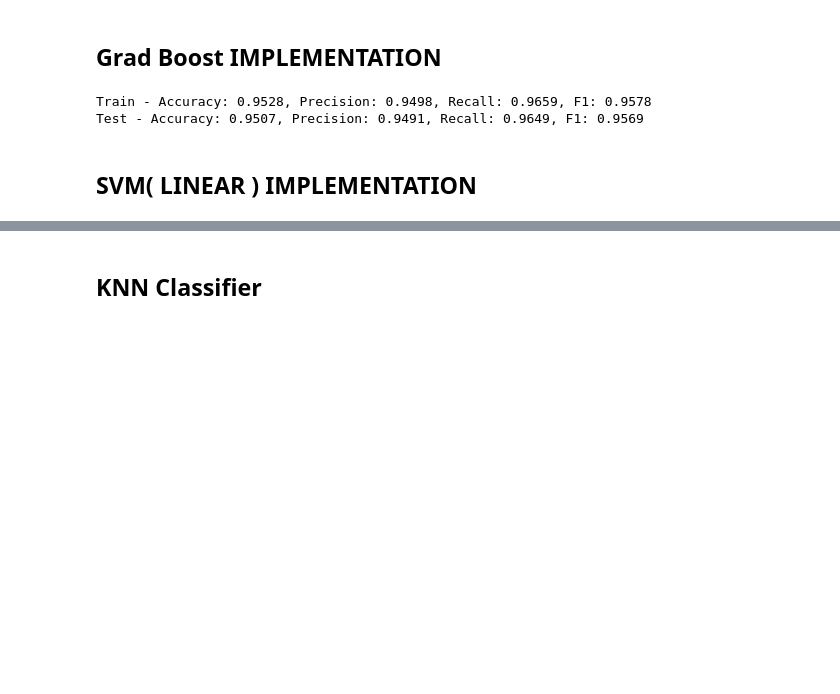
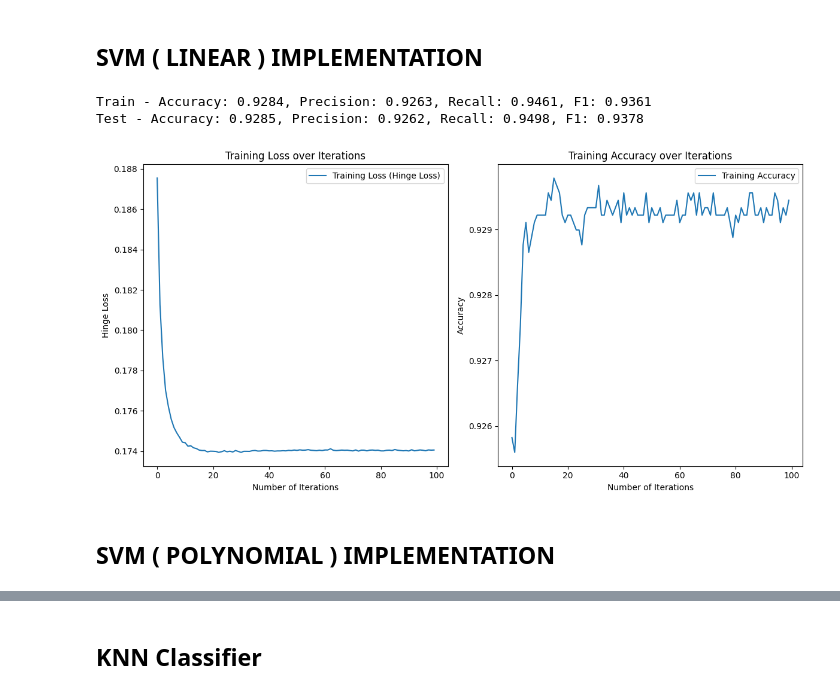
Before and after one commit to as-aravinthakshan/phishing-classifier-models, a Jupyter notebook: Research_Final.ipynb, the cells around one changed output, grey strips where cells are left out. Saved outputs shown, nothing was run; the diff lists cells and outputs as text; code cells hidden in the pictures; blank space fills up the shorter version.

```diff
--- a/Research_Final.ipynb
+++ b/Research_Final.ipynb
@@ -1,11 +118,13 @@
 # %% [markdown]
-## Grad Boost IMPLEMENTATION
+## SVM ( LINEAR ) IMPLEMENTATION
 # %%
-from sklearn.model_selection import train_test_split
 from sklearn.preprocessing import StandardScaler
-from sklearn.ensemble import GradientBoostingClassifier
+from sklearn.svm import SVC
 from sklearn.metrics import precision_score, recall_score, f1_score, accuracy_score
 import pandas as pd
+import matplotlib.pyplot as plt
+from sklearn.metrics import hinge_loss
+from sklearn.linear_model import SGDClassifier
 
 # Load the dataset
 dataset = pd.read_csv('dataset.csv')
@@ -21,37 +140,73 @@ X = dataset.drop(columns=['Result'])
 y = dataset['Result']
 
 # Normalize the features
 scaler = StandardScaler()
 X_normalized = scaler.fit_transform(X)
 
 # Split the dataset into training and test sets
 X_train, X_test, y_train, y_test = train_test_split(X_normalized, y, test_size=0.2, random_state=42)
 
-# Define the Gradient Boosting model
-model = GradientBoostingClassifier(n_estimators=100, learning_rate=0.1, max_depth=3, random_state=42)
+# Define the SVM model
+model = SVC(kernel='linear', C=1, random_state=42)
 
 # Train the model
 model.fit(X_train, y_train)
 
 # Evaluate the model
 def evaluate(model, X, y):
     predictions = model.predict(X)
     accuracy = accuracy_score(y, predictions)
     precision = precision_score(y, predictions)
     recall = recall_score(y, predictions)
     f1 = f1_score(y, predictions)
     return accuracy, precision, recall, f1
 
 # Evaluate on training data
 train_accuracy, train_precision, train_recall, train_f1 = evaluate(model, X_train, y_train)
 print(f'Train - Accuracy: {train_accuracy:.4f}, Precision: {train_precision:.4f}, Recall: {train_recall:.4f}, F1: {train_f1:.4f}')
 
 # Evaluate on test data
 test_accuracy, test_precision, test_recall, test_f1 = evaluate(model, X_test, y_test)
 print(f'Test - Accuracy: {test_accuracy:.4f}, Precision: {test_precision:.4f}, Recall: {test_recall:.4f}, F1: {test_f1:.4f}')
+
+# Use SGDClassifier to simulate training process with a lower learning rate
+sgd_model = SGDClassifier(loss='hinge', alpha=1/(X_train.shape[0]), max_iter=1, tol=None, random_state=42, learning_rate='constant', eta0=0.001)  # Reduced learning rate
+
+training_loss = []
+training_accuracy = []
+
+# Simulate training process
+for _ in range(100):
+    sgd_model.partial_fit(X_train, y_train, classes=[0, 1])
+    predictions = sgd_model.predict(X_train)
+    training_loss.append(hinge_loss(y_train, sgd_model.decision_function(X_train)))
+    training_accuracy.append(accuracy_score(y_train, predictions))
+
+# Plot training loss and accuracy
+plt.figure(figsize=(12, 6))
+
+# Loss plot
+plt.subplot(1, 2, 1)
+plt.plot(training_loss, label='Training Loss (Hinge Loss)')
+plt.xlabel('Number of Iterations')
+plt.ylabel('Hinge Loss')
+plt.title('Training Loss over Iterations')
+plt.legend()
+
+# Accuracy plot
+plt.subplot(1, 2, 2)
+plt.plot(training_accuracy, label='Training Accuracy')
+plt.xlabel('Number of Iterations')
+plt.ylabel('Accuracy')
+plt.title('Training Accuracy over Iterations')
+plt.legend()
+
+plt.tight_layout()
+plt.show()
 # %% [output]
-Train - Accuracy: 0.9528, Precision: 0.9498, Recall: 0.9659, F1: 0.9578
-Test - Accuracy: 0.9507, Precision: 0.9491, Recall: 0.9649, F1: 0.9569
+Train - Accuracy: 0.9284, Precision: 0.9263, Recall: 0.9461, F1: 0.9361
+Test - Accuracy: 0.9285, Precision: 0.9262, Recall: 0.9498, F1: 0.9378
+[figure, added]
 # %% [markdown]
-## SVM( LINEAR  ) IMPLEMENTATION
+## SVM ( POLYNOMIAL ) IMPLEMENTATION
 # %%
```
Also changed, not shown: parts of 26 cells of this notebook, 3 other files.
